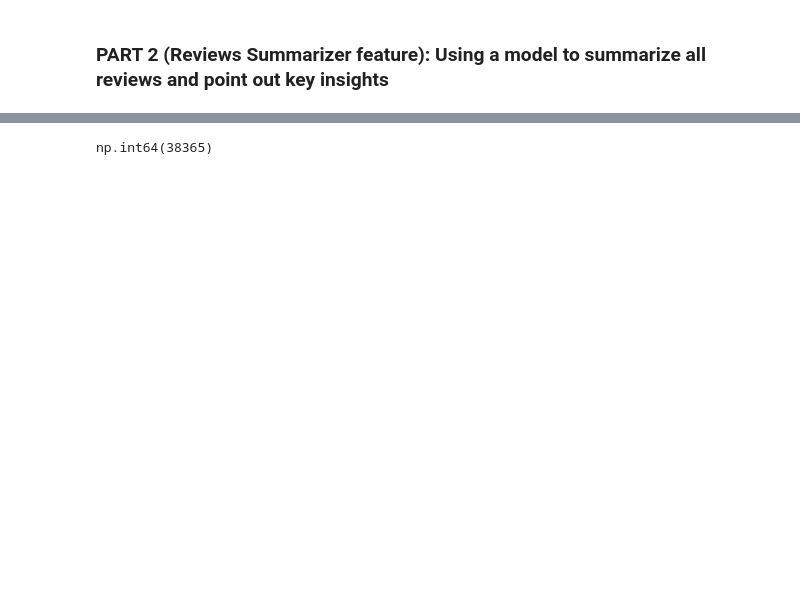
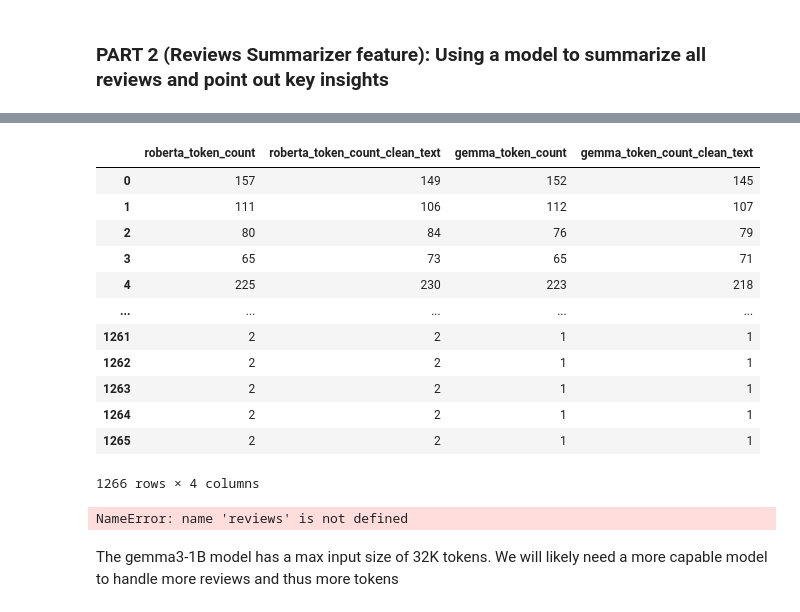
Before and after one commit to Austinedo/GC_sentiment_analysis, a Jupyter notebook: notebooks/sentiment_analysis.ipynb, the cells around one changed output, grey strips where cells are left out. Drawn from its saved outputs; the diff is of its cells as text; code cells hidden in the pictures; blank space fills up the shorter version.

Commit message:
token calculation for part 2 feature | attempted to load gemma3-4B model: failed (not enough local memory)

```diff
--- a/notebooks/sentiment_analysis.ipynb
+++ b/notebooks/sentiment_analysis.ipynb
@@ -481,3 +474,0 @@ def token_count(text, tokenizer):
-# %%
-reviews['review_token_count'] = reviews['review_text'].progress_apply(lambda text: token_count(text, roberta_tokenizer))
-reviews.head()
@@ -1016,0 +986,3 @@ To conclude, LLMs have the potential to help clean or extract signals from raw d
+# %%
+reviews.rename(columns={'review_token_count':'roberta_token_count'}, inplace=True)
+reviews.columns
@@ -1017,5 +1008,36 @@ To conclude, LLMs have the potential to help clean or extract signals from raw d
+# %%
+# generating the token count using roBERTa/gemma tokenizers for both original and LLM-cleaned text
+
+reviews['roberta_token_count'] = reviews['review_text'].progress_apply(lambda text: token_count(text, roberta_tokenizer))
+reviews['roberta_token_count_clean_text'] = reviews['review_text_cleaned'].progress_apply(lambda text: token_count(text, roberta_tokenizer))
+reviews['gemma_token_count'] = reviews['review_text'].progress_apply(lambda text: token_count(text, gemma3_1B_tokenizer))
+reviews['gemma_token_count_clean_text'] = reviews['review_text_cleaned'].progress_apply(lambda text: token_count(text, gemma3_1B_tokenizer))
+
+display(reviews[['roberta_token_count', 'roberta_token_count_clean_text', 'gemma_token_count', 'gemma_token_count_clean_text']])
+# %% [output]
+|  | roberta_token_count | roberta_token_count_clean_text | gemma_token_count | gemma_token_count_clean_text |
+| 0 | 157 | 149 | 152 | 145 |
+| 1 | 111 | 106 | 112 | 107 |
+| 2 | 80 | 84 | 76 | 79 |
+| 3 | 65 | 73 | 65 | 71 |
+| 4 | 225 | 230 | 223 | 218 |
+| ... | ... | ... | ... | ... |
+| 1261 | 2 | 2 | 1 | 1 |
+| 1262 | 2 | 2 | 1 | 1 |
+| 1263 | 2 | 2 | 1 | 1 |
+| 1264 | 2 | 2 | 1 | 1 |
+| 1265 | 2 | 2 | 1 | 1 |
+1266 rows × 4 columns
 # %%
+# grab only the reviews that have text (i.e. reviews with just ratings won't tell us anything because the customer did not say anything)
 text_mask = reviews['review_text'] != ''
-reviews[text_mask]['review_token_count'].sum()
+reviews[text_mask]['roberta_token_count'].sum()
+
+print(f"Total Token Count (roberta tokenizer | original text) : {reviews[text_mask]['roberta_token_count'].sum()}")
+print(f"Total Token Count (roberta tokenizer | cleaned text) : {reviews[text_mask]['roberta_token_count_clean_text'].sum()}")
+print(f"Total Token Count (gemma tokenizer | original text) : {reviews[text_mask]['gemma_token_count'].sum()}")
+print(f"Total Token Count (gemma tokenizer | cleaned text) : {reviews[text_mask]['gemma_token_count_clean_text'].sum()}")
 # %% [output]
-np.int64(38365)
+NameError: name 'reviews' is not defined
+# %% [markdown]
+The gemma3-1B model has a max input size of 32K tokens. We will likely need a more capable model to handle more reviews and thus more tokens
```
Also changed, not shown: parts of 16 cells of this notebook.
